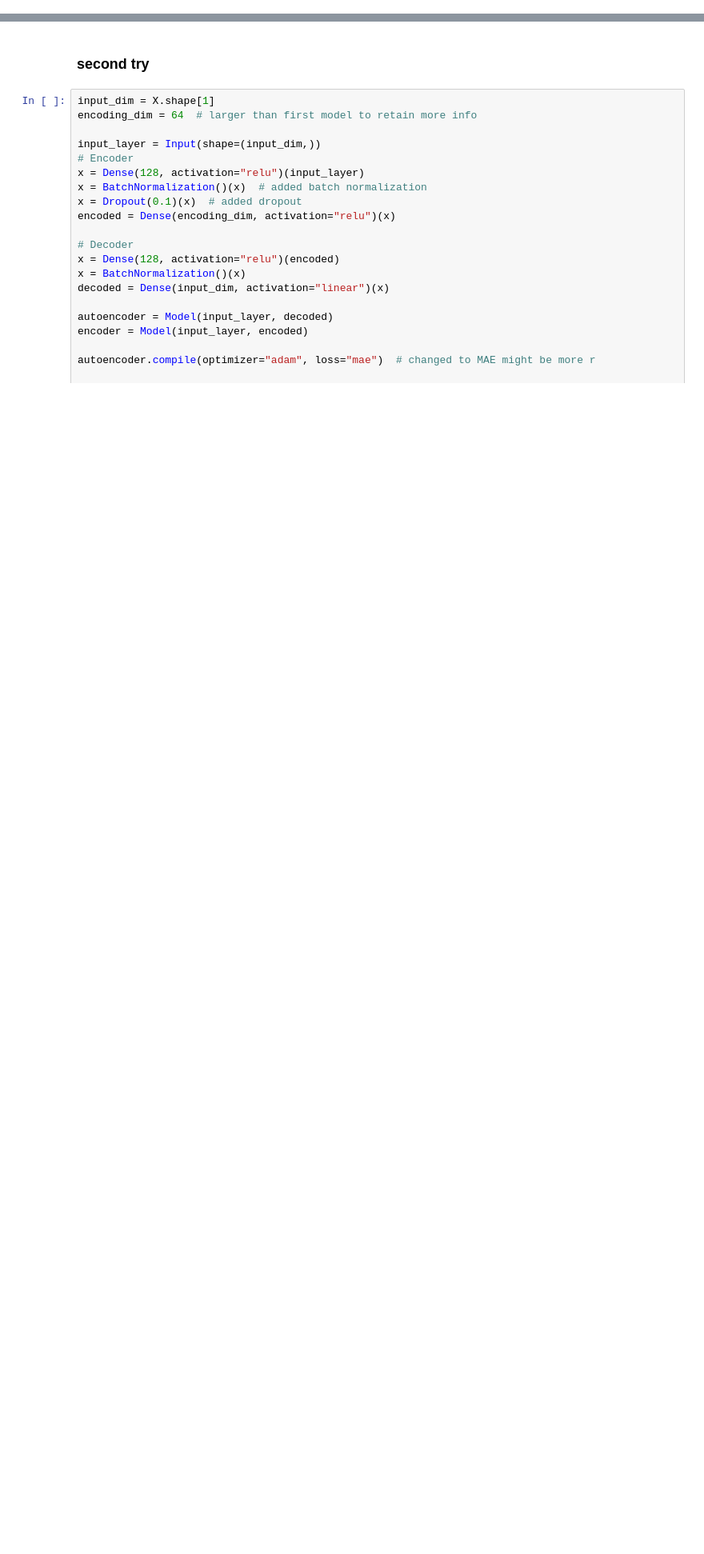
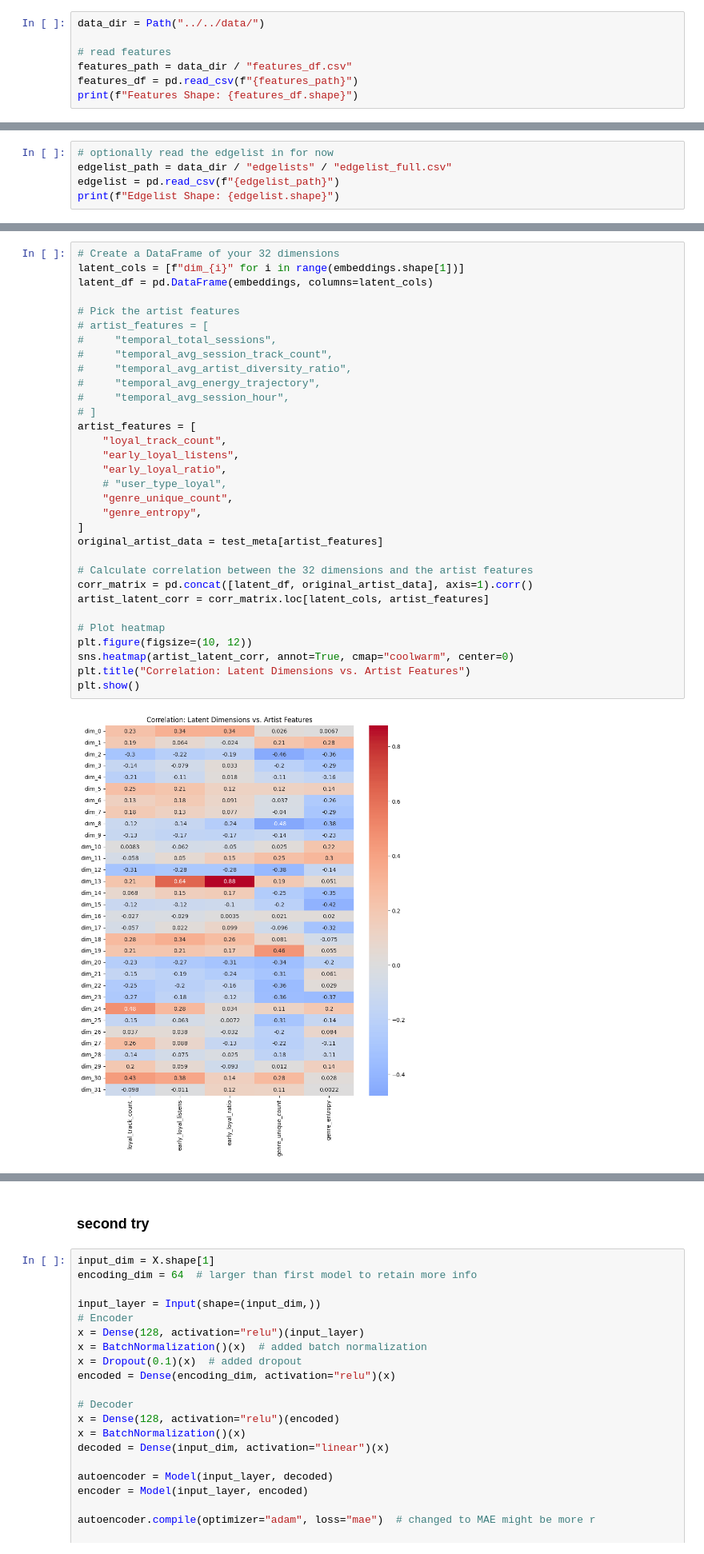
Before and after one commit to sanchitram1/spotdate, a Jupyter notebook: training/models/autoencoder.ipynb, the cells around one changed output, grey strips where cells are left out. Shown at 80% size. Saved outputs shown, nothing was run; the diff lists cells and outputs as text; blank space fills up the shorter version.

```diff
--- a/training/models/autoencoder.ipynb
+++ b/training/models/autoencoder.ipynb
@@ -182,0 +39,7 @@ Successfully matched 206 out of 1931 users.
+# %%
+data_dir = Path("../../data/")
+
+# read features
+features_path = data_dir / "features_df.csv"
+features_df = pd.read_csv(f"{features_path}")
+print(f"Features Shape: {features_df.shape}")
@@ -182,0 +48,5 @@ Successfully matched 206 out of 1931 users.
+# %%
+# optionally read the edgelist in for now
+edgelist_path = data_dir / "edgelists" / "edgelist_full.csv"
+edgelist = pd.read_csv(f"{edgelist_path}")
+print(f"Edgelist Shape: {edgelist.shape}")
@@ -182,0 +406,34 @@ Successfully matched 206 out of 1931 users.
+# %%
+# Create a DataFrame of your 32 dimensions
+latent_cols = [f"dim_{i}" for i in range(embeddings.shape[1])]
+latent_df = pd.DataFrame(embeddings, columns=latent_cols)
+
+# Pick the artist features
+# artist_features = [
+#     "temporal_total_sessions",
+#     "temporal_avg_session_track_count",
+#     "temporal_avg_artist_diversity_ratio",
+#     "temporal_avg_energy_trajectory",
+#     "temporal_avg_session_hour",
+# ]
+artist_features = [
+    "loyal_track_count",
+    "early_loyal_listens",
+    "early_loyal_ratio",
+    # "user_type_loyal",
+    "genre_unique_count",
+    "genre_entropy",
+]
+original_artist_data = test_meta[artist_features]
+
+# Calculate correlation between the 32 dimensions and the artist features
+corr_matrix = pd.concat([latent_df, original_artist_data], axis=1).corr()
+artist_latent_corr = corr_matrix.loc[latent_cols, artist_features]
+
+# Plot heatmap
+plt.figure(figsize=(10, 12))
+sns.heatmap(artist_latent_corr, annot=True, cmap="coolwarm", center=0)
+plt.title("Correlation: Latent Dimensions vs. Artist Features")
+plt.show()
+# %% [output]
+[figure, added]
```
Also changed, not shown: parts of 54 cells of this notebook, 9 other files.
